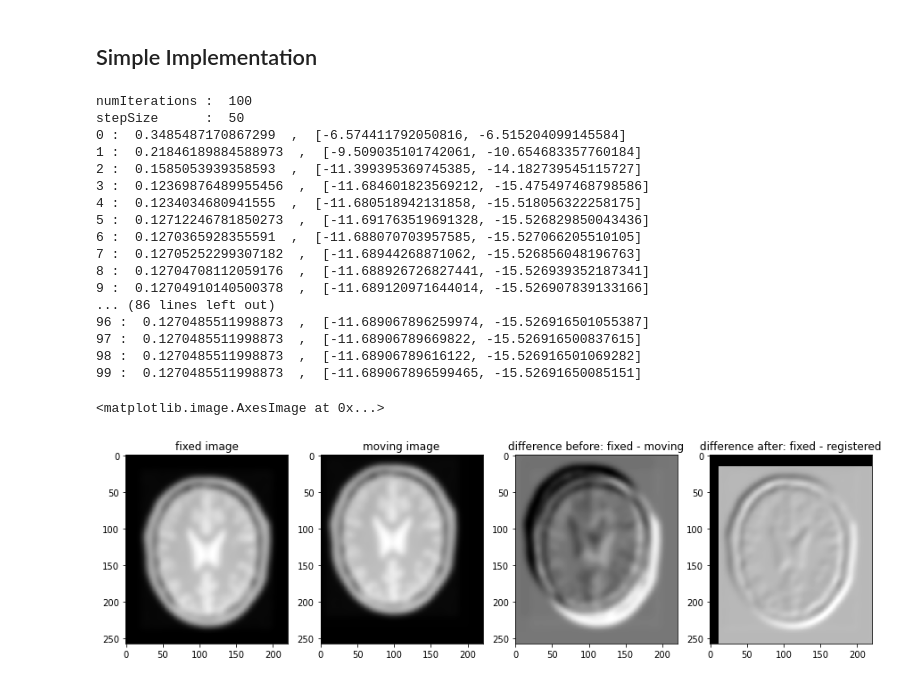
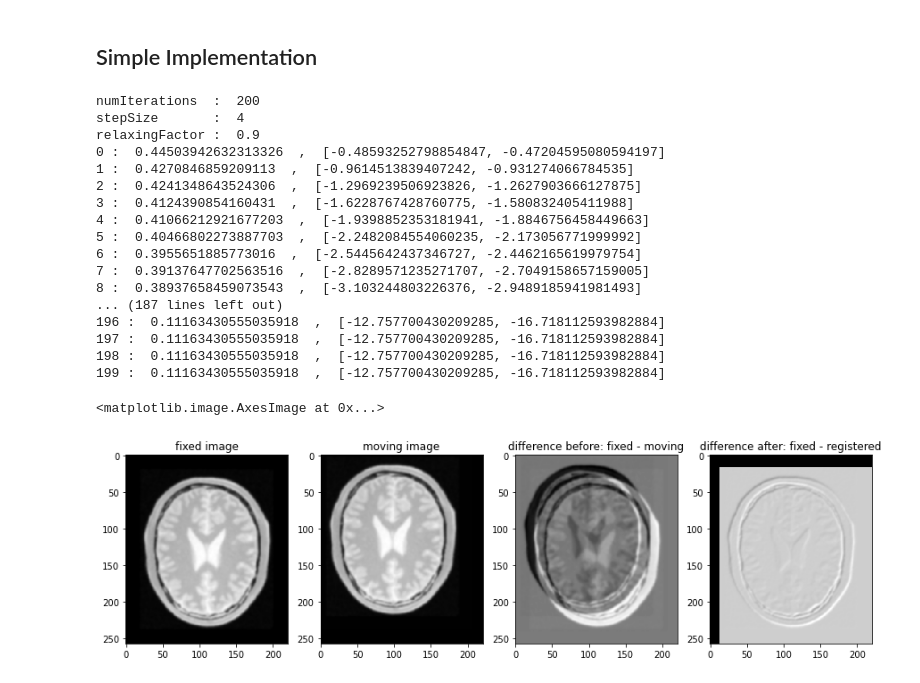
Before and after one commit to MedicalImageAnalysisTutorials/ImageRegistrationTutorial, a Jupyter notebook: m2p_image_registration_example_mse_translation_RegularStepGradientDescent.ipynb, the cells around one changed output. Saved outputs shown, nothing was run; the diff lists cells and outputs as text; code cells hidden in the pictures.

```diff
--- a/m2p_image_registration_example_mse_translation_RegularStepGradientDescent.ipynb
+++ b/m2p_image_registration_example_mse_translation_RegularStepGradientDescent.ipynb
@@ -110,9 +113,14 @@ An image from ITK examples is downloaded  then we create a moving image by shift
 swImage       = 0 # switch moving and fixed
 
 #Optimiser parameters
-numIterations =  100
-stepSize      =  15
-accuracy      =  0.00001
+
+#Optimiser parameters
+numIterations  = 200
+stepSize       = 4
+accuracy       = 0.0000001
+relaxingFactor = 0.9
+minStepSize    = 0.0000001
+
 # translation transform parameters
 tx  = 13;
 ty  = 17;
@@ -561,55 +592,52 @@ def rsgdOptimiser(u,v,numIterations,stepSize,relaxingFactor):
         #compute the metric value
         mv = mseMetric(u,v_t)
         # compute the metric derivative
         dMu = mbdMSE(u,v_t,dT)
 
         # update the parameters
         for j in range(2):
             #check the gradient direction
             if  dMu0[j] * dMu[j] < 0.0 :
-                stepSizes[j] = stepSizes[j] *relaxingFactor
+                stepSizes[j] = stepSizes[j] * relaxingFactor
             nMu[j] = nMu[j] - stepSizes[j]   * dMu[j]
         dMu0 = dMu
         print(i,": ",mv," , ", nMu)
     return nMu
 
-print("numIterations : ", numIterations)
-print("stepSize      : ", stepSize)
-
-# numIterations = 119
-stepSize        = 50
-relaxingFactor  = 1
+print("numIterations  : ", numIterations)
+print("stepSize       : ", stepSize)
+print("relaxingFactor : ", relaxingFactor)
 
 fMu =  rsgdOptimiser(u,v,numIterations,stepSize,relaxingFactor )
 
 r0=imTransform(v,fMu)
 f,axs = plt.subplots(1, 4);
 f.set_figheight(15);f.set_figwidth(15)
 axs[0].set_title('fixed image')
 axs[0].imshow(u)
 axs[1].set_title('moving image')
 axs[1].imshow(v)
 axs[2].set_title('difference before: fixed - moving')
 axs[2].imshow(u-v)
 axs[3].set_title('difference after: fixed - registered')
 axs[3].imshow(u-r0)
 # %% [output]
-numIterations :  100
-stepSize      :  50
-0 :  0.3485487170867299  ,  [-6.574411792050816, -6.515204099145584]
-1 :  0.21846189884588973  ,  [-9.509035101742061, -10.654683357760184]
-2 :  0.1585053939358593  ,  [-11.399395369745385, -14.182739545115727]
-3 :  0.12369876489955456  ,  [-11.684601823569212, -15.475497468798586]
-4 :  0.1234034680941555  ,  [-11.680518942131858, -15.518056322258175]
-5 :  0.12712246781850273  ,  [-11.691763519691328, -15.526829850043436]
-6 :  0.1270365928355591  ,  [-11.688070703957585, -15.527066205510105]
-7 :  0.12705252299307182  ,  [-11.68944268871062, -15.526856048196763]
-8 :  0.12704708112059176  ,  [-11.688926726827441, -15.526939352187341]
-9 :  0.12704910140500378  ,  [-11.689120971644014, -15.526907839133166]
-... (86 lines left out)
-96 :  0.1270485511998873  ,  [-11.689067896259974, -15.526916501055387]
-97 :  0.1270485511998873  ,  [-11.68906789669822, -15.526916500837615]
-98 :  0.1270485511998873  ,  [-11.68906789616122, -15.526916501069282]
-99 :  0.1270485511998873  ,  [-11.689067896599465, -15.52691650085151]
+numIterations  :  200
+stepSize       :  4
+relaxingFactor :  0.9
+0 :  0.44503942632313326  ,  [-0.48593252798854847, -0.47204595080594197]
+1 :  0.4270846859209113  ,  [-0.9614513839407242, -0.931274066784535]
+2 :  0.4241348643524306  ,  [-1.2969239506923826, -1.2627903666127875]
+3 :  0.4124390854160431  ,  [-1.6228767428760775, -1.580832405411988]
+4 :  0.41066212921677203  ,  [-1.9398852353181941, -1.8846756458449663]
+5 :  0.40466802273887703  ,  [-2.2482084554060235, -2.173056771999992]
+6 :  0.3955651885773016  ,  [-2.5445642437346727, -2.4462165619979754]
+7 :  0.39137647702563516  ,  [-2.8289571235271707, -2.7049158657159005]
+8 :  0.38937658459073543  ,  [-3.103244803226376, -2.9489185941981493]
+... (187 lines left out)
+196 :  0.11163430555035918  ,  [-12.757700430209285, -16.718112593982884]
+197 :  0.11163430555035918  ,  [-12.757700430209285, -16.718112593982884]
+198 :  0.11163430555035918  ,  [-12.757700430209285, -16.718112593982884]
+199 :  0.11163430555035918  ,  [-12.757700430209285, -16.718112593982884]
 <matplotlib.image.AxesImage at 0x...>
-[figure, old version]
+[figure, new version]
```
Also changed, not shown: parts of 3 cells of this notebook.
